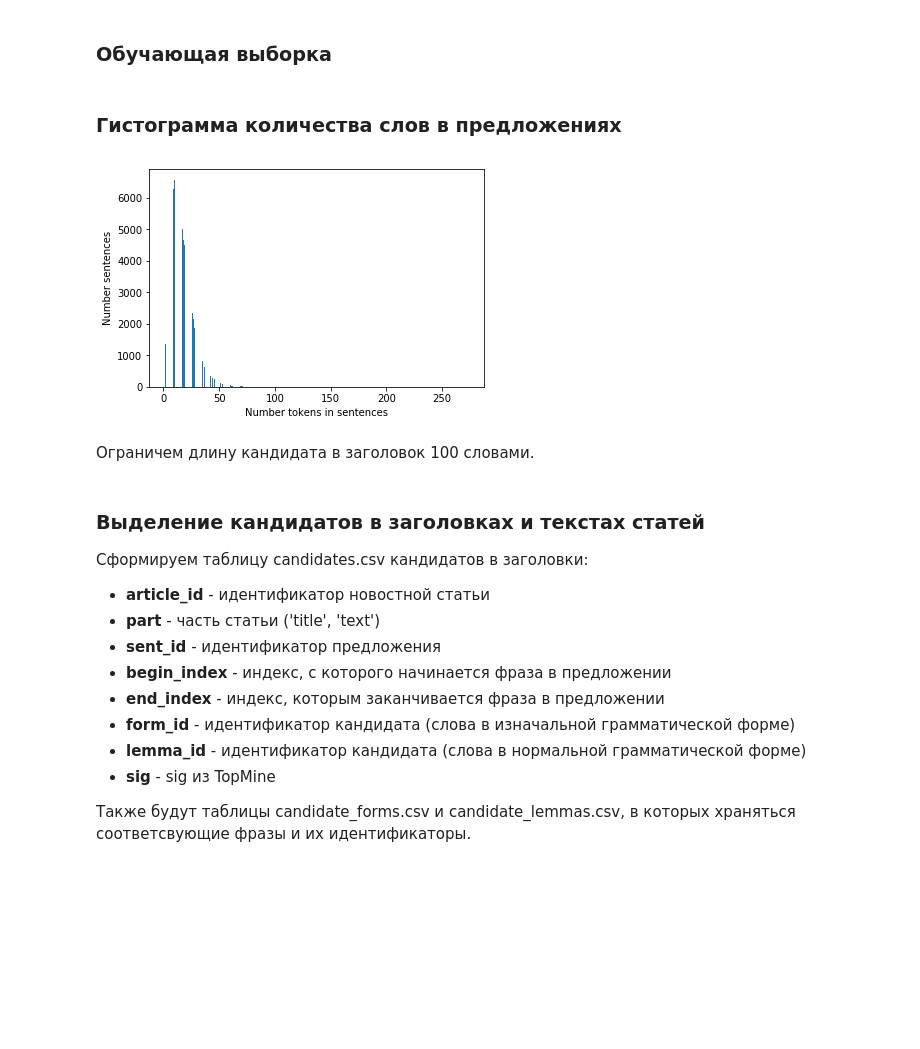
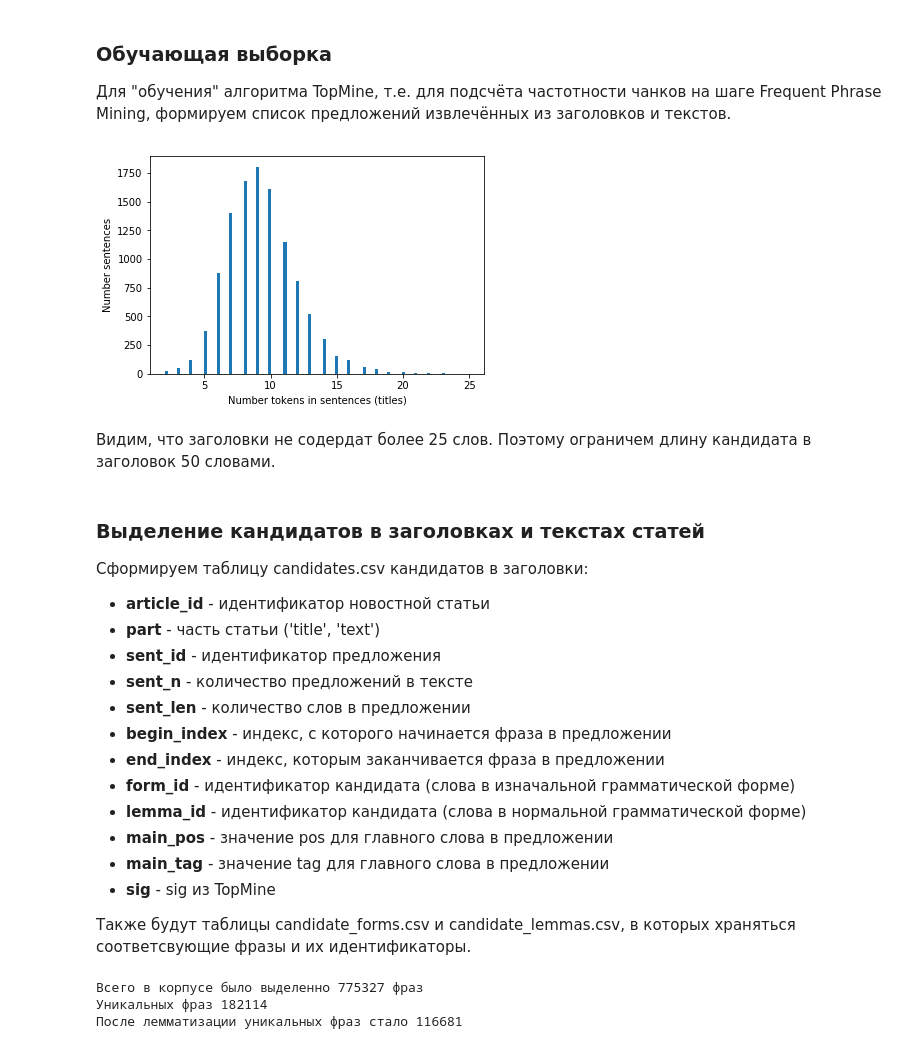
Before and after one commit to arinaaageeva/automatic_topic_labelling, a Jupyter notebook: notebooks/Step4_LabelCandidateExtract.ipynb, the cells around one changed output. Cells and saved outputs as stored; diff of their text form; code cells hidden in the pictures; blank space fills up the shorter version.

Commit message:
data for toloka

```diff
--- a/notebooks/Step4_LabelCandidateExtract.ipynb
+++ b/notebooks/Step4_LabelCandidateExtract.ipynb
@@ -17,8 +18,10 @@ from sklearn.preprocessing import LabelEncoder
 sys.path.append('../src')
 from encode import *
 from label_candidates_extract import LabelCandidatesExtracter
-# %% [markdown]
-### Обучающая выборка
+# %% [markdown]
+### Обучающая выборка
+
+Для "обучения" алгоритма TopMine, т.е. для подсчёта частотности чанков на шаге Frequent Phrase Mining, формируем список предложений извлечённых из заголовков и текстов.
 # %%
 articles = pd.read_csv('../data/interim/articles_preproc.csv')
 
@@ -26,16 +29,16 @@ articles.title_preproc = articles.title_preproc.apply(conllu_encoder)
 articles.text_preproc = articles.text_preproc.apply(conllu_encoder)
 
 sentences = list(chain(*articles.title_preproc))+list(chain(*articles.text_preproc))
-# %% [markdown]
-### Гистограмма количества слов в предложениях
 # %%
+len_titles = articles.title_preproc.apply(lambda x: len(list(chain(*[sent.tokens for sent in x]))))
+
 plt.figure()
-plt.hist([len(sent.tokens) for sent in sentences], bins=1000)
-plt.xlabel('Number tokens in sentences')
+plt.hist(len_titles, bins=100)
+plt.xlabel('Number tokens in sentences (titles)')
 plt.ylabel('Number sentences')
 plt.show()
 # %% [output]
-[figure, old version]
+[figure, new version]
-# %% [markdown]
-Ограничем длину кандидата в заголовок 100 словами.
+# %% [markdown]
+Видим, что заголовки не содердат более 25 слов. Поэтому ограничем длину кандидата в заголовок 50 словами.
 # %%
@@ -48,51 +52,58 @@ lce = LabelCandidatesExtracter(max_len=100).fit(sentences)
 * **article_id** - идентификатор новостной статьи
 * **part** - часть статьи ('title', 'text')
 * **sent_id** - идентификатор предложения
+* **sent_n** - количество предложений в тексте
+* **sent_len** - количество слов в предложении
 * **begin_index** - индекс, с которого начинается фраза в предложении
 * **end_index** - индекс, которым заканчивается фраза в предложении
 * **form_id** - идентификатор кандидата (слова в изначальной грамматической форме)
 * **lemma_id** - идентификатор кандидата (слова в нормальной грамматической форме)
+* **main_pos** - значение pos для главного слова в предложении
+* **main_tag** - значение tag для главного слова в предложении
 * **sig** - sig из TopMine
 
 Также будут таблицы candidate_forms.csv и candidate_lemmas.csv, в которых храняться соответсвующие фразы и их идентификаторы.
 # %%
 candidates = []
+lce = LabelCandidatesExtracter().load('../models/label_candidates_extracter')
 
 for _, article in tqdm(articles.iterrows()):
 
     for part in ['title', 'text']:
-        for sentence in article[part+'_preproc']:
+
+        sentences =  article[part+'_preproc']
+        sent_n = len(sentences)
+
+        for sentence in sentences:
+
+            tokens = sentence.tokens
+            sent_len = len(tokens)
+
             for begin, end, sig in lce.transform(sentence):
 
-                candidate = sentence.tokens[begin:end]
+                candidate = tokens[begin:end]
 
-                #Не будем брать кандидаты начинающиеся или заканчивающиеся пунктуацией
+                #не рассматриваем словосочетания начинающиеся и заканчивающиеся пунктуацией
                 if candidate[0].pos == 'PUNCT' or candidate[-1].pos == 'PUNCT':
                     continue
 
                 lemma = ''.join([token.lemma+' '*token.space for token in candidate]).strip()
 
-                #Не будем брать кандидаты в которых нет букв
-                if not re.match('[а-яёй]', lemma):
-                    continue
+                form = ''.join([token.token+' '*token.space for token in candidate]).strip()
+                form = form[0].upper()+form[1:]
 
-                form = ''.join([token.token+' '*token.space for token in candidate]).strip()
+                for token in candidate:
+                    if (token.head < begin) or (token.head >= end):
+                        main_pos = token.pos
+                        break
 
-                candidates.append((article.id, part, sentence.id, begin, end, form, lemma, sig))
+                candidates.append((article.id, part, sentence.id, sent_n, sent_len,
+                                   begin, end, form, lemma, main_pos, sig))
 
-columns = ['article_id', 'part', 'sent_id', 'begin_index', 'end_index', 'form_id', 'lemma_id', 'sig']
+columns = ['article_id', 'part', 'sent_id', 'sent_n', 'sent_len',
+           'begin_index', 'end_index', 'form_id', 'lemma_id', 'main_pos', 'sig']
+
 candidates = pd.DataFrame(candidates, columns=columns)
-
-#оставляем только кандидатов, которые встречались более двух раз
-candidate_lemma_counts = candidates.groupby('lemma_id').lemma_id.count()
-candidate_lemma_counts = candidate_lemma_counts[candidate_lemma_counts.values > 2]
-
-candidates = candidates[candidates.lemma_id.isin(candidate_lemma_counts.index)]
-candidates.to_csv('../data/interim/candidates.csv', index=False)
-
-#удаляем кандидаты, которые имеют не положительный sig
-candidates = candidates[candidates.sig > 0]
-candidates.to_csv('../data/interim/candidates.csv', index=False)
 
 #формируем список кандидатов
 label_encoder = LabelEncoder().fit(candidates.form_id)
@@ -111,3 +122,13 @@ candidate_lemmas = label_encoder.classes_
 candidate_lemmas = pd.DataFrame({'id':range(len(candidate_lemmas)), 'candidate':candidate_lemmas})
 
 candidate_lemmas.to_csv('../data/interim/candidate_lemmas.csv', index=False)
+
+candidates.to_csv('../data/interim/candidates.csv', index=False)
+
+print(f'Всего в корпусе было выделенно {len(candidates)} фраз')
+print(f'Уникальных фраз {len(candidate_forms)}')
+print(f'После лемматизации уникальных фраз стало {len(candidate_lemmas)}')
+# %% [output]
+Всего в корпусе было выделенно 775327 фраз
+Уникальных фраз 182114
+После лемматизации уникальных фраз стало 116681
```
Also changed, not shown: parts of 8 cells of this notebook, 1 other file.
